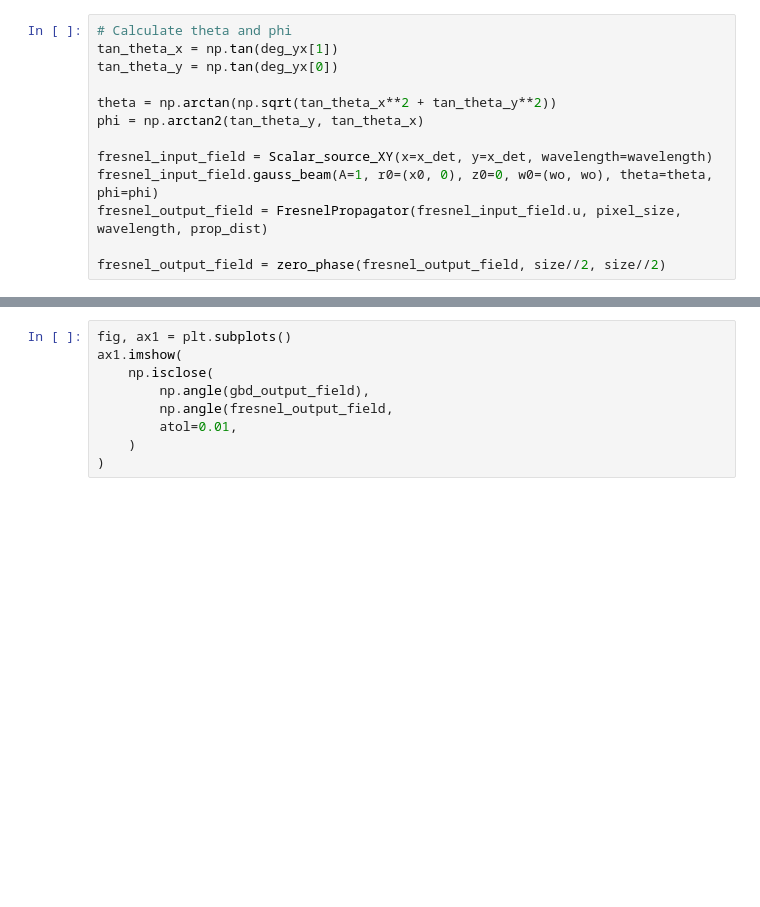
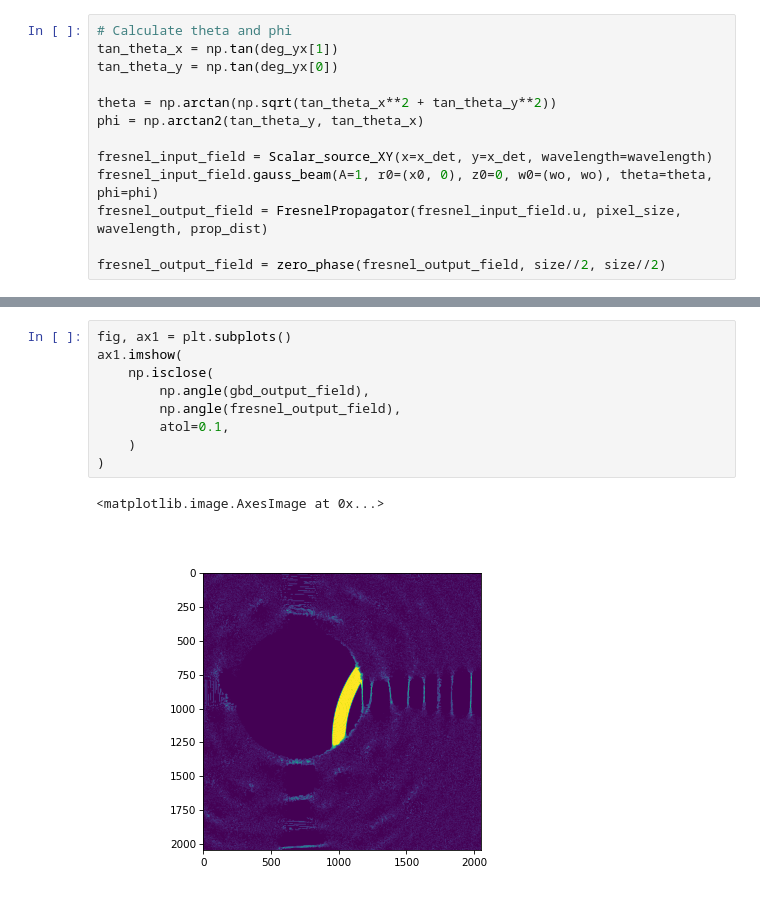
Before and after one commit to TemGym/TemGym, a Jupyter notebook: examples/gaussian_beam_examples/gaussian_beam_free_space.ipynb, the cells around one changed output, grey strips where cells are left out. Cells and saved outputs as stored; diff of their text form; blank space fills up the shorter version.

```diff
--- a/examples/gaussian_beam_examples/gaussian_beam_free_space.ipynb
+++ b/examples/gaussian_beam_examples/gaussian_beam_free_space.ipynb
@@ -173,9 +174,12 @@ ax2.legend()
 # %%
 fig, ax1 = plt.subplots()
 ax1.imshow(
     np.isclose(
         np.angle(gbd_output_field),
-        np.angle(fresnel_output_field,
-        atol=0.01,
+        np.angle(fresnel_output_field),
+        atol=0.1,
     )
 )
+# %% [output]
+<matplotlib.image.AxesImage at 0x...>
+[figure, added]
```
Also changed, not shown: parts of 6 cells of this notebook.
